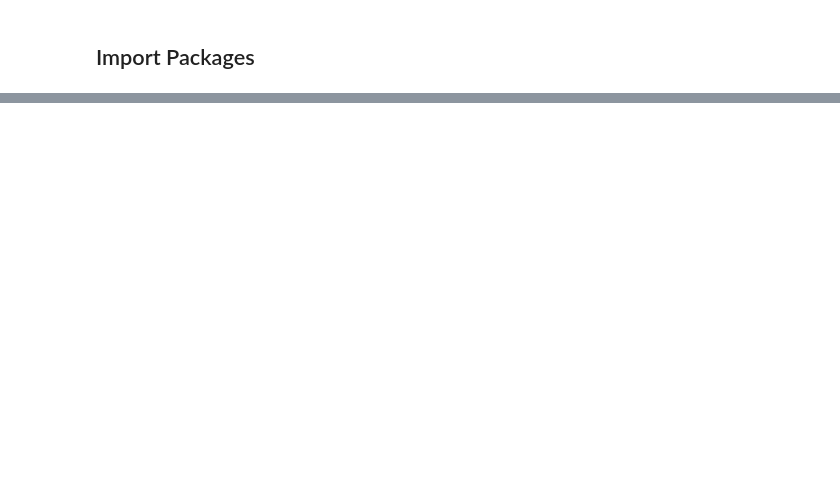
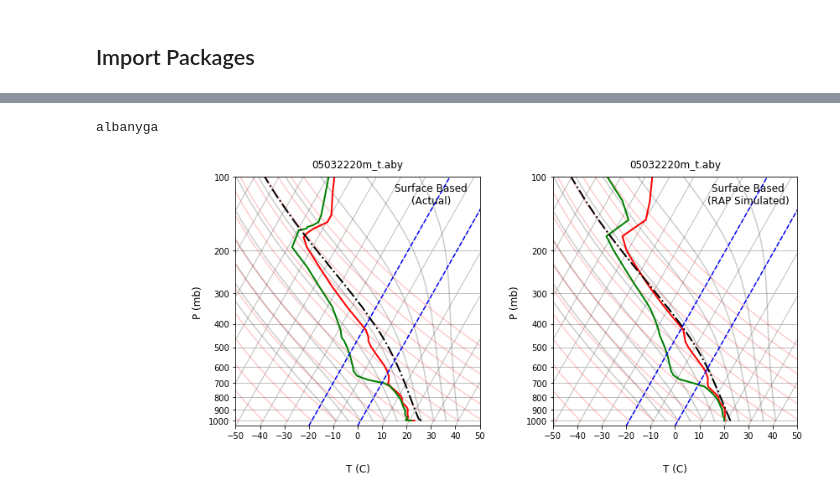
Before and after one commit to q1park/mesocyclones, a Jupyter notebook: sounding_validation.ipynb, the cells around one changed output, grey strips where cells are left out. Cells and saved outputs as stored; diff of their text form; code cells hidden in the pictures; blank space fills up the shorter version.

```diff
--- a/sounding_validation.ipynb
+++ b/sounding_validation.ipynb
@@ -178,0 +28,6 @@ prof = profile.create_profile(profile='default',
+# %%
+soundings = pd.read_csv(datadir + 'list_soundings.csv', dtype = str, index_col = 0)
+soundings['datetime'] = soundings['datetime'].apply(lambda x: str2dt(x))
+soundings['lon'] = soundings['lon'].apply(lambda x: float(x))
+soundings['lat'] = soundings['lat'].apply(lambda x: float(x))
+soundings
@@ -178,0 +211,3 @@ prof = profile.create_profile(profile='default',
+# %%
+spcprofs = [sharppyprof(spcdicts[x]) for x in range(len(spcdicts) )]
+simprofs = [sharppyprof(simdicts[x]) for x in range(len(simdicts) )]
@@ -178,0 +361,12 @@ prof = profile.create_profile(profile='default',
+# %%
+fig, axes = plt.subplots(nrows=1, ncols=2, sharex=False, sharey=False,
+                         figsize=(2*6, 1*5), subplot_kw = dict(projection='skewx') )
+
+print(soundings['loc'][1] )
+plotsounding(spcprofs[1], 'SB', snds[1], fig, axes[0], extra = '(Actual)');
+plotsounding(simprofs[1], 'SB', snds[1], fig, axes[1], extra = '(RAP Simulated)');
+
+fig.subplots_adjust(wspace=0.3, hspace=0.25, top=0.95);
+# %% [output]
+albanyga
+[figure, added]
```
Also changed, not shown: parts of 34 cells of this notebook, 9 other files.
